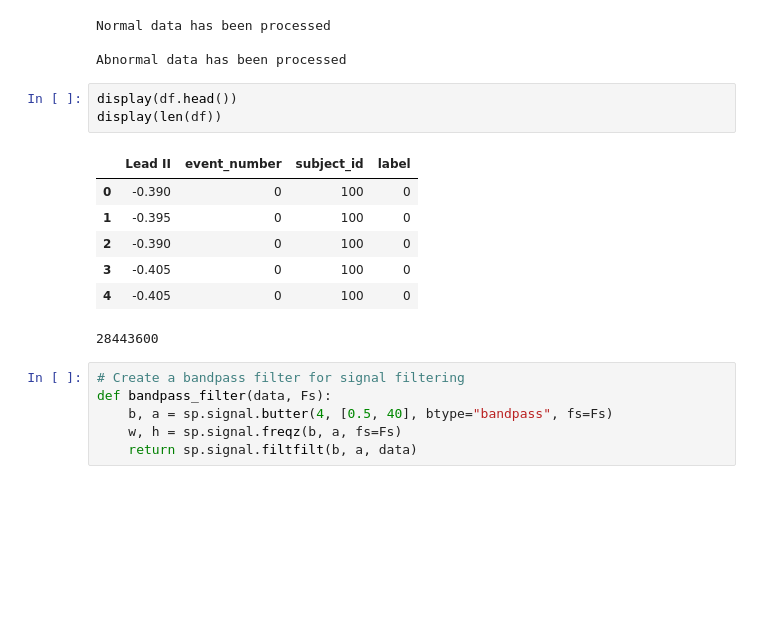
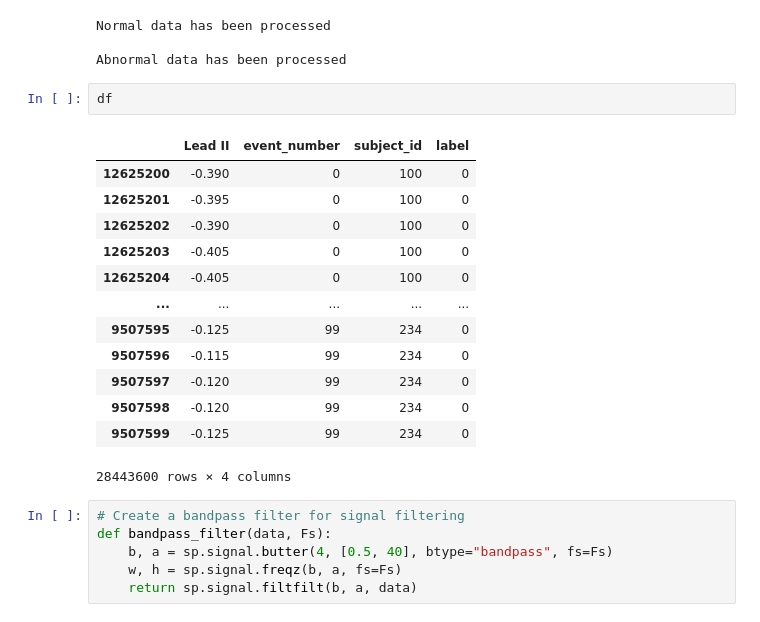
Before and after one commit to OmarNasri/ECG-abnormality-detector, a Jupyter notebook: detector.ipynb, the cells around one changed output. Cells and saved outputs as stored; diff of their text form; blank space fills up the shorter version.

```diff
--- a/detector.ipynb
+++ b/detector.ipynb
@@ -120,17 +139,22 @@ df = combine_all_data()
 Normal data has been processed
 
 Abnormal data has been processed
-# %%
-display(df.head())
-display(len(df))
-# %% [output]
-|  | Lead II | event_number | subject_id | label |
-| 0 | -0.390 | 0 | 100 | 0 |
-| 1 | -0.395 | 0 | 100 | 0 |
-| 2 | -0.390 | 0 | 100 | 0 |
-| 3 | -0.405 | 0 | 100 | 0 |
-| 4 | -0.405 | 0 | 100 | 0 |
-28443600
+# %%
+df
+# %% [output]
+|  | Lead II | event_number | subject_id | label |
+| 12625200 | -0.390 | 0 | 100 | 0 |
+| 12625201 | -0.395 | 0 | 100 | 0 |
+| 12625202 | -0.390 | 0 | 100 | 0 |
+| 12625203 | -0.405 | 0 | 100 | 0 |
+| 12625204 | -0.405 | 0 | 100 | 0 |
+| ... | ... | ... | ... | ... |
+| 9507595 | -0.125 | 99 | 234 | 0 |
+| 9507596 | -0.115 | 99 | 234 | 0 |
+| 9507597 | -0.120 | 99 | 234 | 0 |
+| 9507598 | -0.120 | 99 | 234 | 0 |
+| 9507599 | -0.125 | 99 | 234 | 0 |
+28443600 rows × 4 columns
 # %%
 # Create a bandpass filter for signal filtering
 def bandpass_filter(data, Fs):
```
Also changed, not shown: parts of 21 cells of this notebook.
